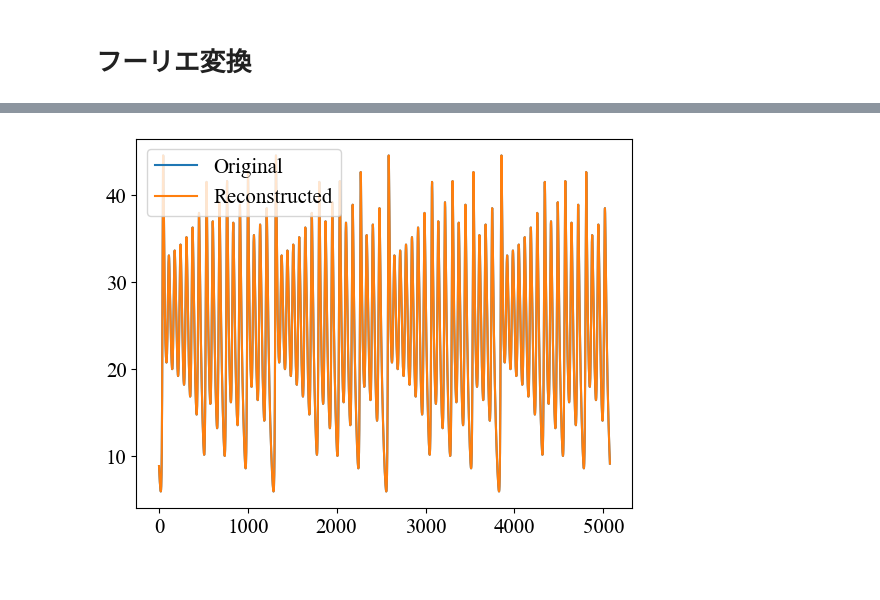
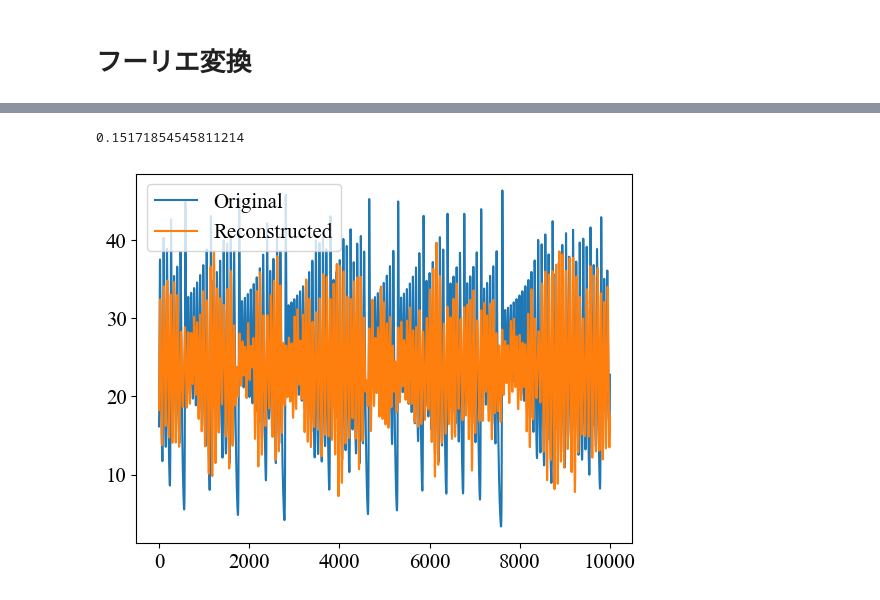
Before and after one commit to hibiki-kato/AR_model, a Jupyter notebook: py/baseModel.ipynb, the cells around one changed output, grey strips where cells are left out. Drawn from its saved outputs; the diff is of its cells as text; code cells hidden in the pictures.

```diff
--- a/py/baseModel.ipynb
+++ b/py/baseModel.ipynb
@@ -11,23 +15,19 @@ plt.rcParams["axes.labelpad"] = -1.7
 # %%
-fname = "../lorenz/dat-upo-T12.692183z-periodic.npy"
-data =  np.load(fname)
+fname = "../lorenz/lorenz100sec100000dump_dt=0.01sigma10rho28beta2.66667.npy"
+data =  np.load(fname)[2, :]
+N = len(data)
 dt = 0.01
+#ナイキストの定理より上限を設定
+sup = 1/(2*dt)
 
 # 横軸に周期、縦軸に振幅を持つグラフの作成とプロット
 data_fft = np.fft.fft(data)
-amplitude = np.abs(data_fft/data.size)[1:] # 振幅
-freq = np.fft.fftfreq(data.size, d=dt)[1:] # 周波数
-# 周期に変換
-period = 1/freq
+freq = np.fft.fftfreq(N, dt) # 周波数
+amplitude = np.abs(data_fft/(N/2)) # 振幅
 # グラフの作成
-plt.plot(period, amplitude)
-plt.xlabel("Period")
+plt.plot(freq[1:int(N/2)], amplitude[1:int(N/2)])
+plt.xlabel("Frequency")
 plt.ylabel("Amplitude")
-plt.xlim(0, 50)
-# plt.ylim(0, 100)
+plt.xscale("log")
 plt.show()
-
-# 振幅が大きい上位10個の周期を表示
-top1000 = np.argsort(period)[::-1][:1000]
-print("Top 10 periods: ", period[top1000])
 # %% [output]
@@ -52,14 +35,19 @@ Top 10 periods:  [50.76       25.38       16.92       12.69       10.152       8
+# %%
+1/max(abs(amplitude[1:int(N/2)]))
+# %% [output]
+0.15171854545811214
 # %%
-# 上で得られた全てのもので時系列データを再構成
-reconstructed = np.zeros_like(data)
-# for i in top1000:
-#     reconstructed += amplitude[i] * np.cos(2*np.pi*freq[i]*dt*np.arange(data.size) + np.angle(np.fft.fft(data))[i])
+# 振幅の大きいところはそのまま、小さいところは0にしてフーリエ逆変換
+amp_threshold = 1
+result = data_fft.copy()
+result[amplitude < amp_threshold] = 0
+reconstructed = np.real(np.fft.ifft(result))
 
 # 時系列データのプロット
 plt.plot(data, label="Original")
 plt.plot(reconstructed, label="Reconstructed")
 # plt.plot(np.real(np.fft.ifft(data_fft)), label="Reconstructed")
 plt.legend()
 plt.show()
 # %% [output]
-[figure, old version]
+[figure, new version]
```
Also changed, not shown: parts of 10 cells of this notebook, 24 other files.
